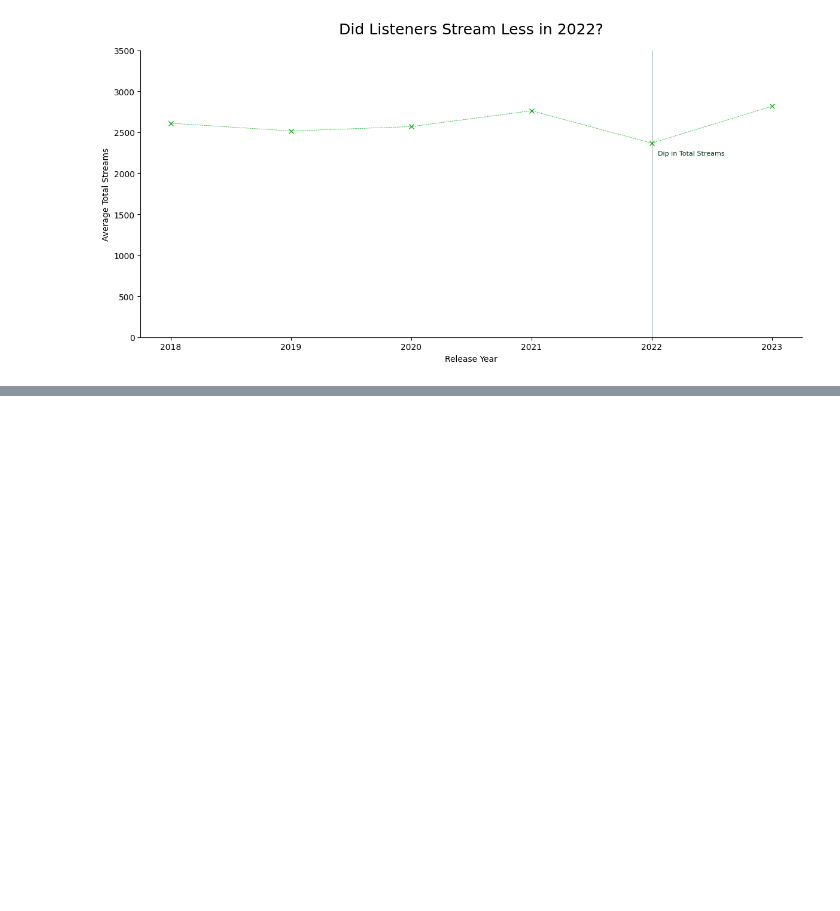
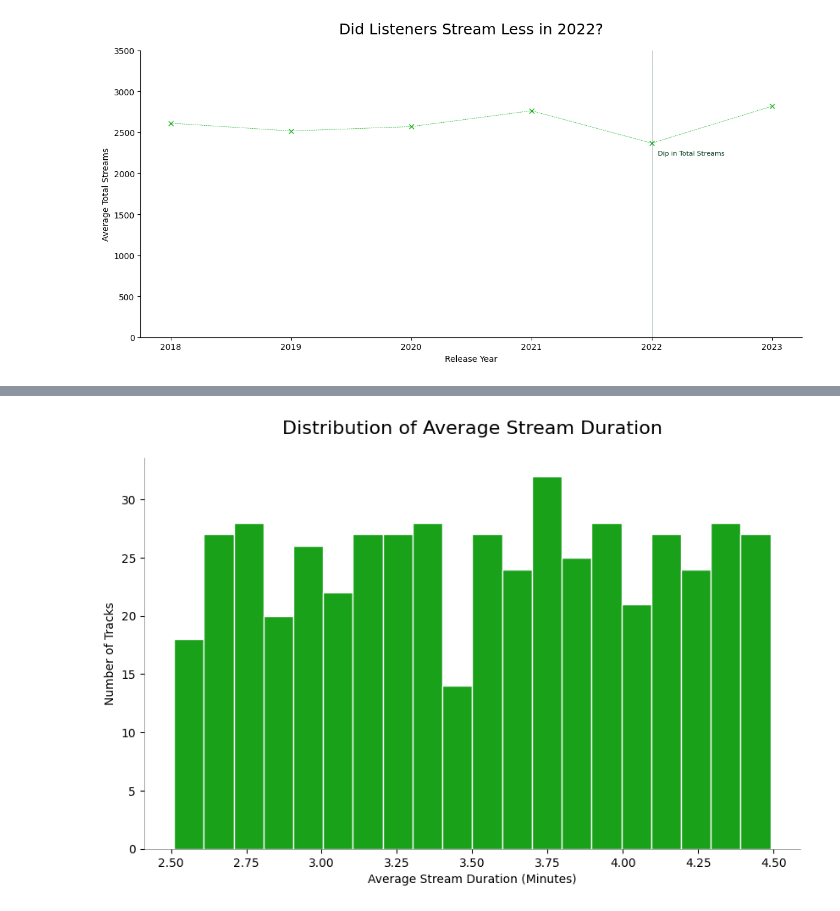
Before and after one commit to jessegarrido/learning_plots_jessegarrido, a Jupyter notebook: notebooks/learning_plots_jessegarrido.ipynb, the cells around one changed output, grey strips where cells are left out. Saved outputs shown, nothing was run; the diff lists cells and outputs as text; code cells hidden in the pictures; blank space fills up the shorter version.

Commit message:
hist

```diff
--- a/notebooks/learning_plots_jessegarrido.ipynb
+++ b/notebooks/learning_plots_jessegarrido.ipynb
@@ -296,0 +361,24 @@ plt.show()
+# %%
+plt.figure(figsize=(10,6))
+plt.hist(
+    spotify_df["Avg Stream Duration (Min)"],
+    bins=20,
+    color = "#19A119",
+    #alpha = 0.9,
+    edgecolor = "white"
+)
+
+plt.xlabel("Average Stream Duration (Minutes)")
+plt.ylabel("Number of Tracks")
+plt.title("Distribution of Average Stream Duration", fontsize=16, pad=20)
+
+ax = plt.gca()
+for spine in ax.spines.values():
+    spine.set_linewidth(0.5)
+    spine.set_alpha(0.5)
+ax.spines['top'].set_visible(False)
+ax.spines['right'].set_visible(False)
+
+plt.show()
+# %% [output]
+[figure, added]
```
Also changed, not shown: parts of 3 cells of this notebook.
